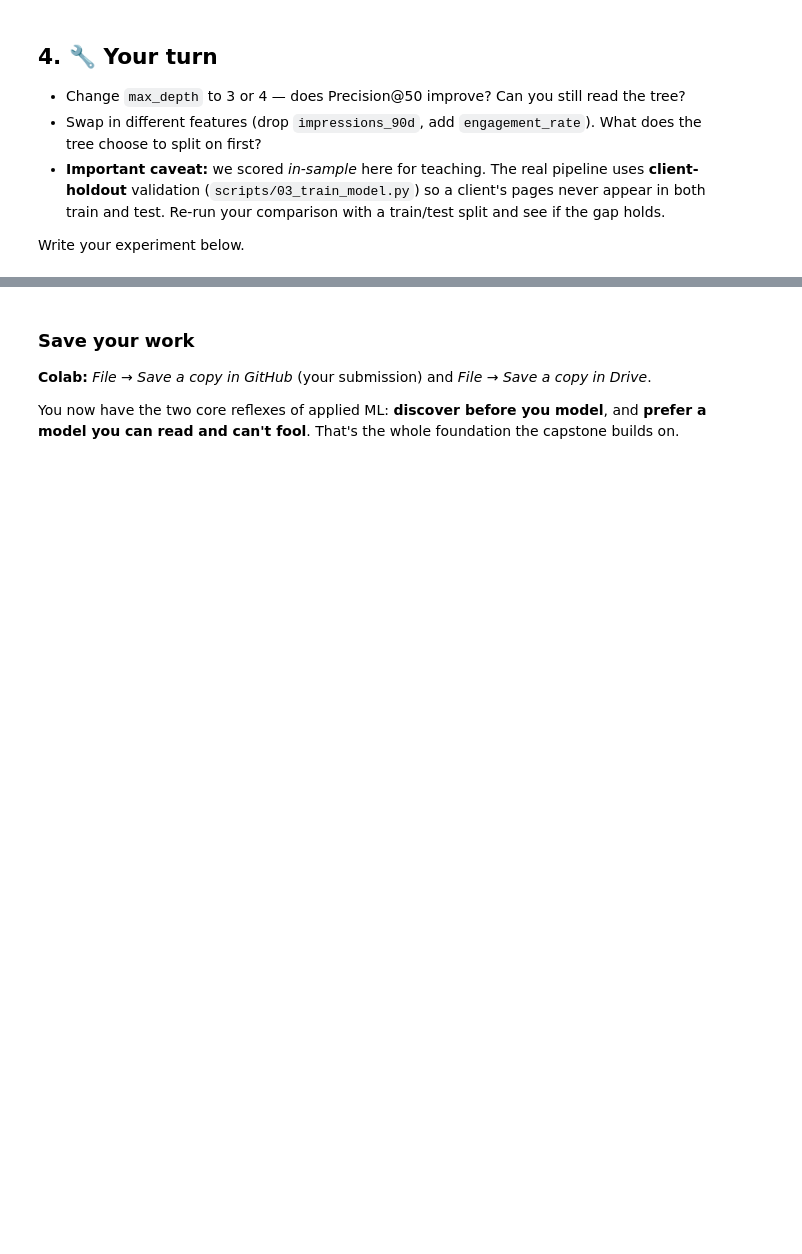
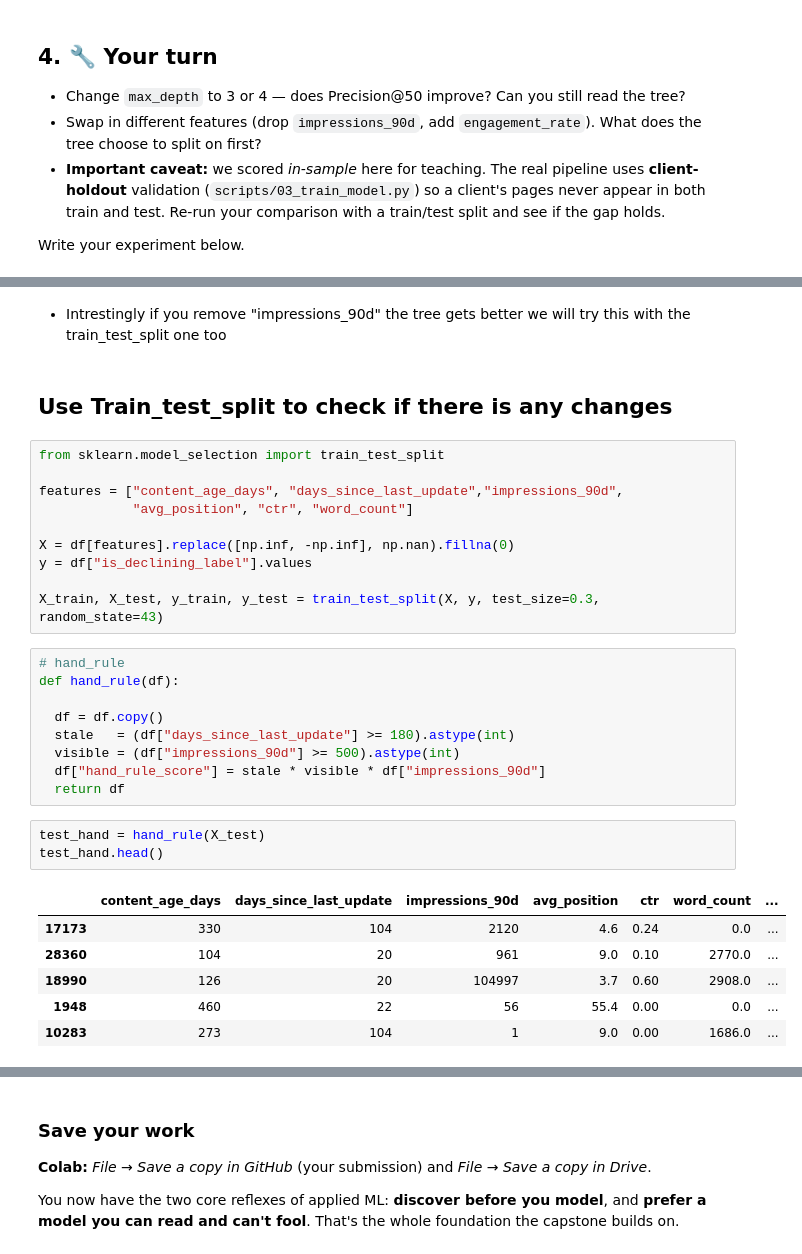
Before and after one commit to metrosmash/myflyrank-ml-internship, a Jupyter notebook: notebooks/02_your_first_readable_model.ipynb, the cells around one changed output, grey strips where cells are left out. Saved outputs shown, nothing was run; the diff lists cells and outputs as text; blank space fills up the shorter version.

```diff
--- a/notebooks/02_your_first_readable_model.ipynb
+++ b/notebooks/02_your_first_readable_model.ipynb
@@ -104,0 +180,33 @@ Write your experiment below.
+# %% [markdown]
+- Intrestingly if you remove "impressions_90d" the tree gets better we will try this with the train_test_split one too
+# %% [markdown]
+## Use Train_test_split to check if there is any changes
+# %%
+from sklearn.model_selection import train_test_split
+
+features = ["content_age_days", "days_since_last_update","impressions_90d",
+            "avg_position", "ctr", "word_count"]
+
+X = df[features].replace([np.inf, -np.inf], np.nan).fillna(0)
+y = df["is_declining_label"].values
+
+X_train, X_test, y_train, y_test = train_test_split(X, y, test_size=0.3, random_state=43)
+# %%
+# hand_rule
+def hand_rule(df):
+
+  df = df.copy()
+  stale   = (df["days_since_last_update"] >= 180).astype(int)
+  visible = (df["impressions_90d"] >= 500).astype(int)
+  df["hand_rule_score"] = stale * visible * df["impressions_90d"]
+  return df
+# %%
+test_hand = hand_rule(X_test)
+test_hand.head()
+# %% [output]
+|  | content_age_days | days_since_last_update | impressions_90d | avg_position | ctr | word_count | ... |
+| 17173 | 330 | 104 | 2120 | 4.6 | 0.24 | 0.0 | ... |
+| 28360 | 104 | 20 | 961 | 9.0 | 0.10 | 2770.0 | ... |
+| 18990 | 126 | 20 | 104997 | 3.7 | 0.60 | 2908.0 | ... |
+| 1948 | 460 | 22 | 56 | 55.4 | 0.00 | 0.0 | ... |
+| 10283 | 273 | 104 | 1 | 9.0 | 0.00 | 1686.0 | ... |
```
Also changed, not shown: parts of 13 cells of this notebook.
